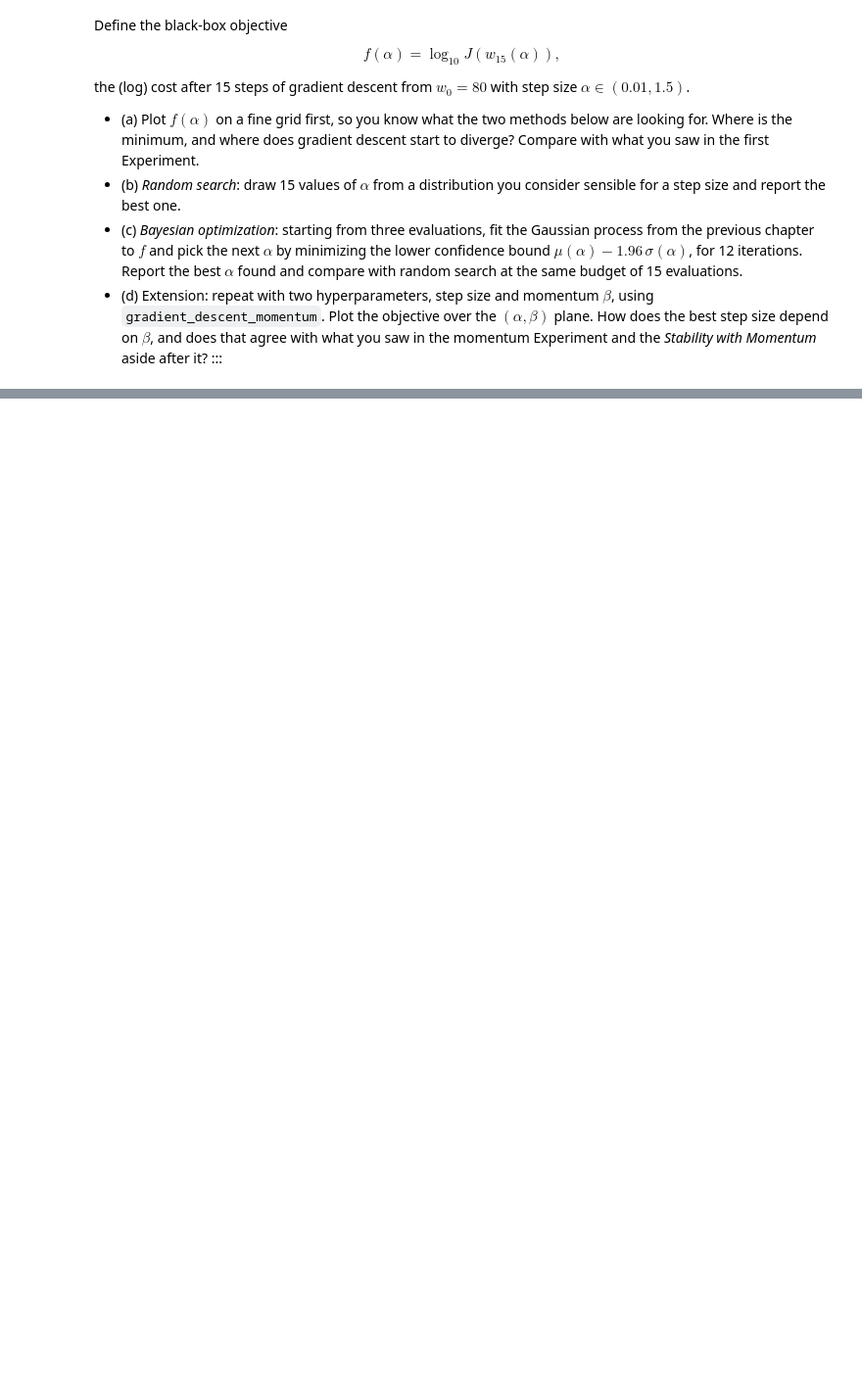
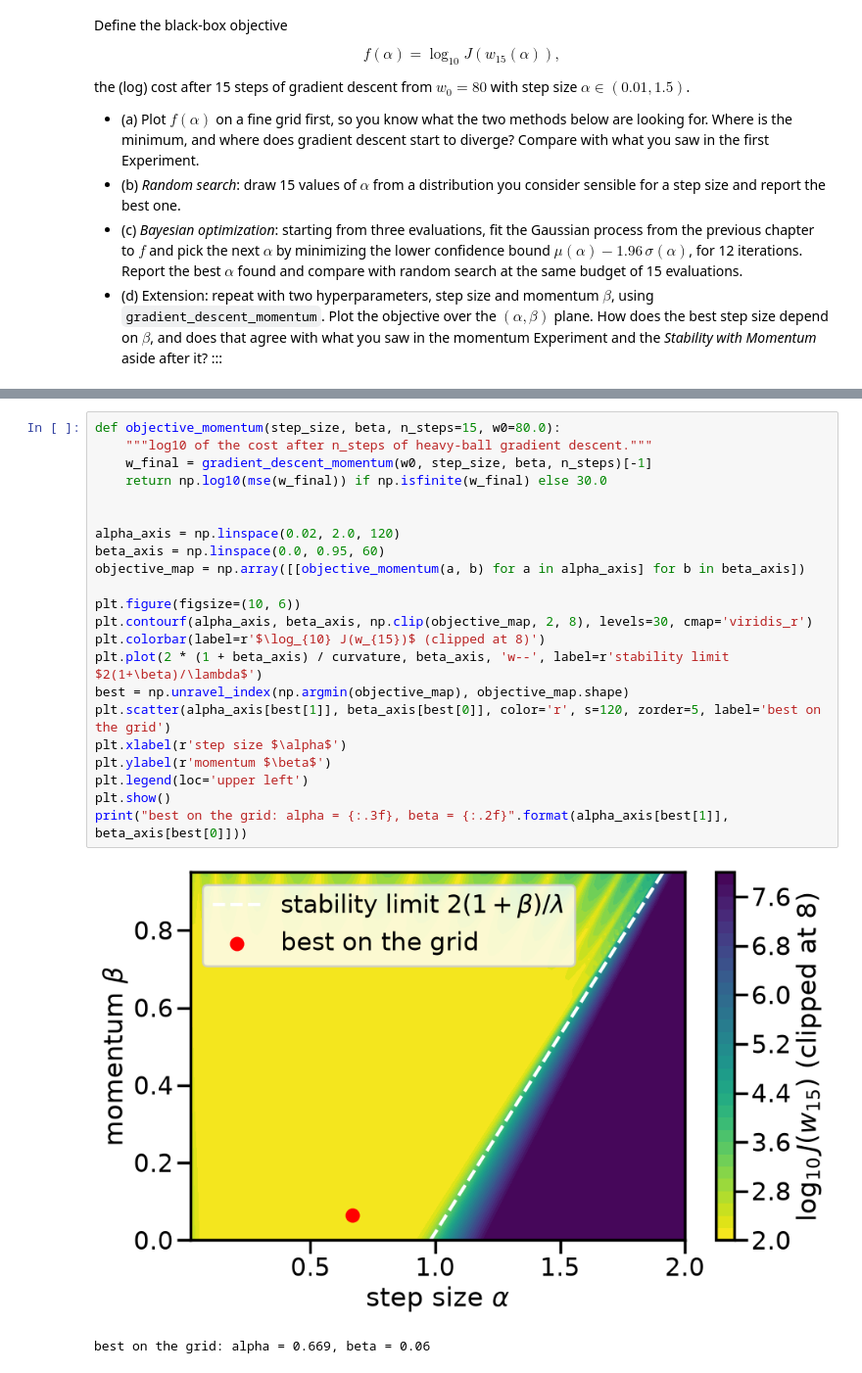
Before and after one commit to aapaul29/ML_for_MechEng, a Jupyter notebook: notebooks/supervised_linear_models.ipynb, the cells around one changed output, grey strips where cells are left out. Shown at 98% size. Drawn from its saved outputs; the diff is of its cells as text; blank space fills up the shorter version.

```diff
--- a/notebooks/supervised_linear_models.ipynb
+++ b/notebooks/supervised_linear_models.ipynb
@@ -1105,0 +1212,25 @@ the (log) cost after 15 steps of gradient descent from $w_0 = 80$ with step size
+# %%
+def objective_momentum(step_size, beta, n_steps=15, w0=80.0):
+    """log10 of the cost after n_steps of heavy-ball gradient descent."""
+    w_final = gradient_descent_momentum(w0, step_size, beta, n_steps)[-1]
+    return np.log10(mse(w_final)) if np.isfinite(w_final) else 30.0
+
+
+alpha_axis = np.linspace(0.02, 2.0, 120)
+beta_axis = np.linspace(0.0, 0.95, 60)
+objective_map = np.array([[objective_momentum(a, b) for a in alpha_axis] for b in beta_axis])
+
+plt.figure(figsize=(10, 6))
+plt.contourf(alpha_axis, beta_axis, np.clip(objective_map, 2, 8), levels=30, cmap='viridis_r')
+plt.colorbar(label=r'$\log_{10} J(w_{15})$ (clipped at 8)')
+plt.plot(2 * (1 + beta_axis) / curvature, beta_axis, 'w--', label=r'stability limit $2(1+\beta)/\lambda$')
+best = np.unravel_index(np.argmin(objective_map), objective_map.shape)
+plt.scatter(alpha_axis[best[1]], beta_axis[best[0]], color='r', s=120, zorder=5, label='best on the grid')
+plt.xlabel(r'step size $\alpha$')
+plt.ylabel(r'momentum $\beta$')
+plt.legend(loc='upper left')
+plt.show()
+print("best on the grid: alpha = {:.3f}, beta = {:.2f}".format(alpha_axis[best[1]], beta_axis[best[0]]))
+# %% [output]
+[figure, added]
+best on the grid: alpha = 0.669, beta = 0.06
```
Also changed, not shown: parts of 3 cells of this notebook, 3 other files.
